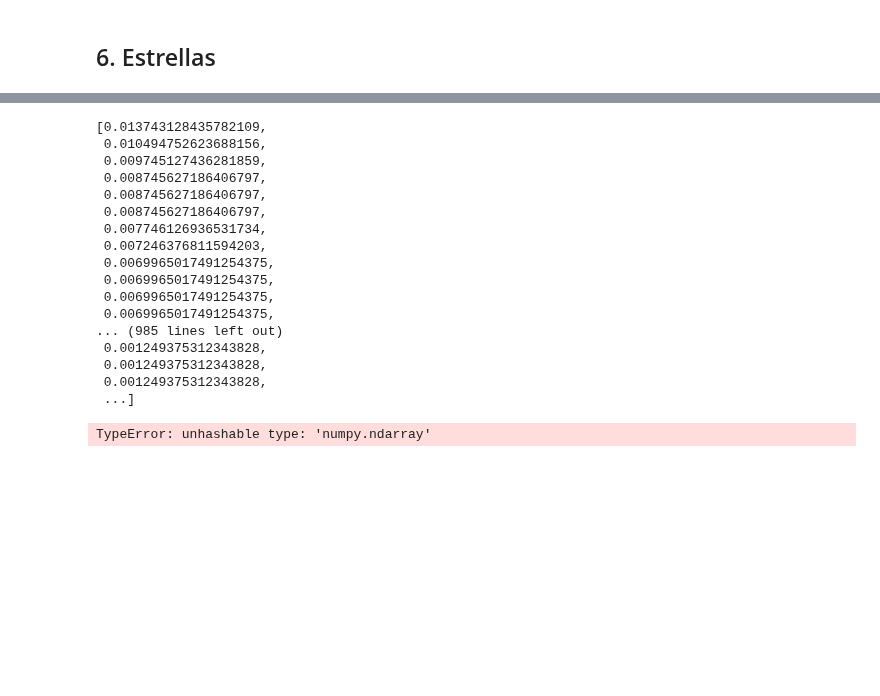
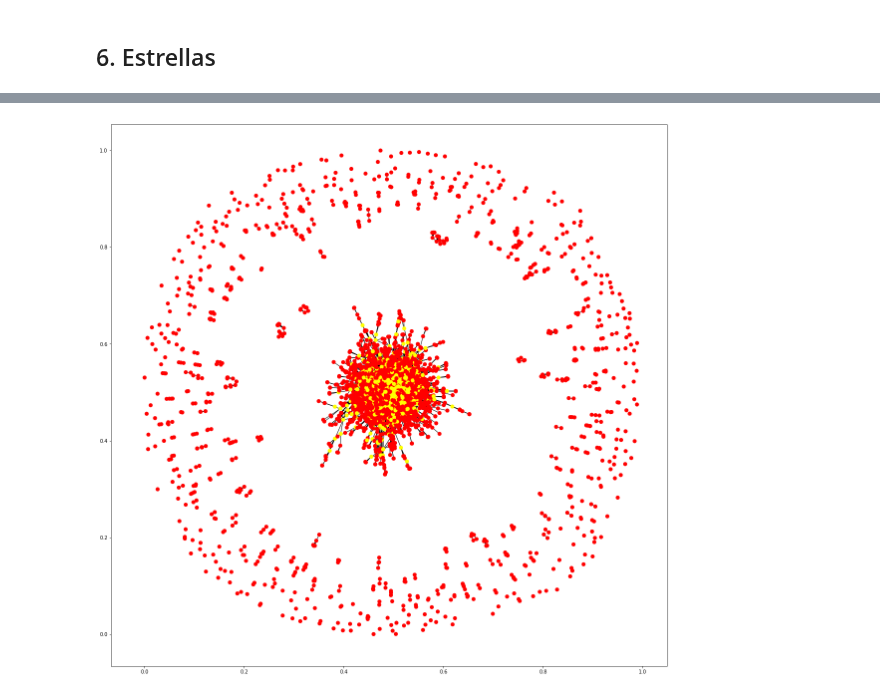
Before and after one commit to m2march/ciencia_datos, a Jupyter notebook: tp4/tp4.ipynb, the cells around one changed output, grey strips where cells are left out. Saved outputs shown, nothing was run; the diff lists cells and outputs as text; code cells hidden in the pictures; blank space fills up the shorter version.

```diff
--- a/tp4/tp4.ipynb
+++ b/tp4/tp4.ipynb
@@ -684,24 +577,13 @@ AttributeError: 'str' object has no attribute 'values'
-# %%
-sorted(nodos_centrales.values(), reverse=True)
-# %% [output]
-[0.013743128435782109,
- 0.010494752623688156,
- 0.009745127436281859,
- 0.008745627186406797,
- 0.008745627186406797,
- 0.008745627186406797,
- 0.007746126936531734,
- 0.007246376811594203,
- 0.0069965017491254375,
- 0.0069965017491254375,
- 0.0069965017491254375,
- 0.0069965017491254375,
-... (985 lines left out)
- 0.001249375312343828,
- 0.001249375312343828,
- 0.001249375312343828,
- ...]
-# %%
-nodos_centrales[np.argsort(list(nodos_centrales.values()))]
-# %% [output]
-TypeError: unhashable type: 'numpy.ndarray'
+# %%
+# Elegimos una métrica de centralidad y laburamos con esa
+centrality = nx.centrality.betweenness_centrality(grafo_citas)
+# %%
+percentile_most_central = sorted(centrality.items(), key=lambda x: x[1], reverse=True)[:int(len(centrality) * .2)]
+# %%
+central_nodes = [x[0] for x in percentile_most_central]
+# %%
+nx.draw_networkx(grafo_citas, with_labels=False, node_size=50,
+                 node_color=['yellow' if n in central_nodes else 'red' for n in grafo_citas.nodes()])
+title('Top 20% en betweeness centrality')
+# %% [output]
+[figure, added]
```
Also changed, not shown: parts of 40 cells of this notebook, 1 other file.
